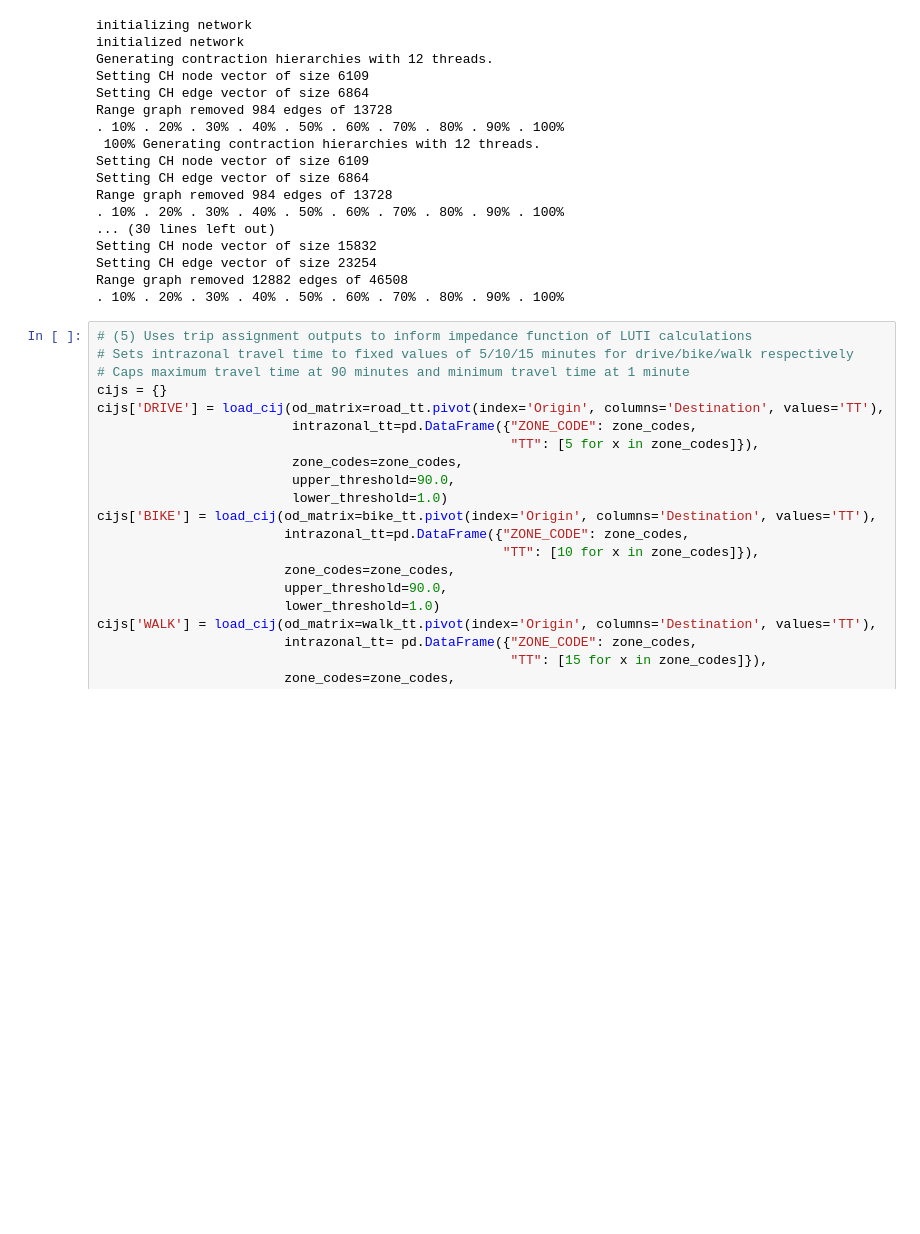
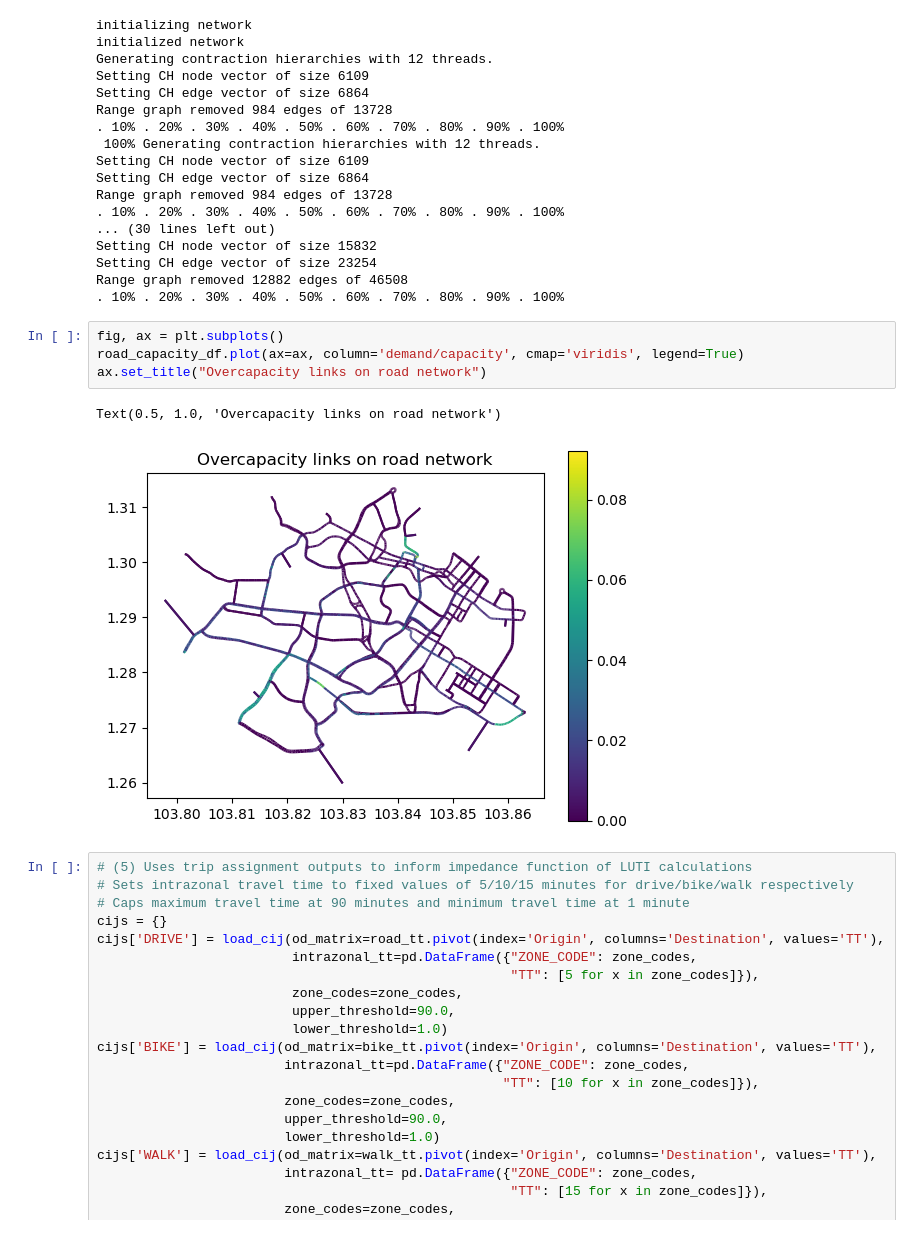
Before and after one commit to jwrap/luti-model, a Jupyter notebook: sample_run/sample_run.ipynb, the cells around one changed output. Drawn from its saved outputs; the diff is of its cells as text; blank space fills up the shorter version.

```diff
--- a/sample_run/sample_run.ipynb
+++ b/sample_run/sample_run.ipynb
@@ -101,6 +110,13 @@ Setting CH node vector of size 15832
 Setting CH edge vector of size 23254
 Range graph removed 12882 edges of 46508
 . 10% . 20% . 30% . 40% . 50% . 60% . 70% . 80% . 90% . 100%
+# %%
+fig, ax = plt.subplots()
+road_capacity_df.plot(ax=ax, column='demand/capacity', cmap='viridis', legend=True)
+ax.set_title("Overcapacity links on road network")
+# %% [output]
+Text(0.5, 1.0, 'Overcapacity links on road network')
+[figure, added]
 # %%
 # (5) Uses trip assignment outputs to inform impedance function of LUTI calculations
 # Sets intrazonal travel time to fixed values of 5/10/15 minutes for drive/bike/walk respectively
```
Also changed, not shown: parts of 2 cells of this notebook.
